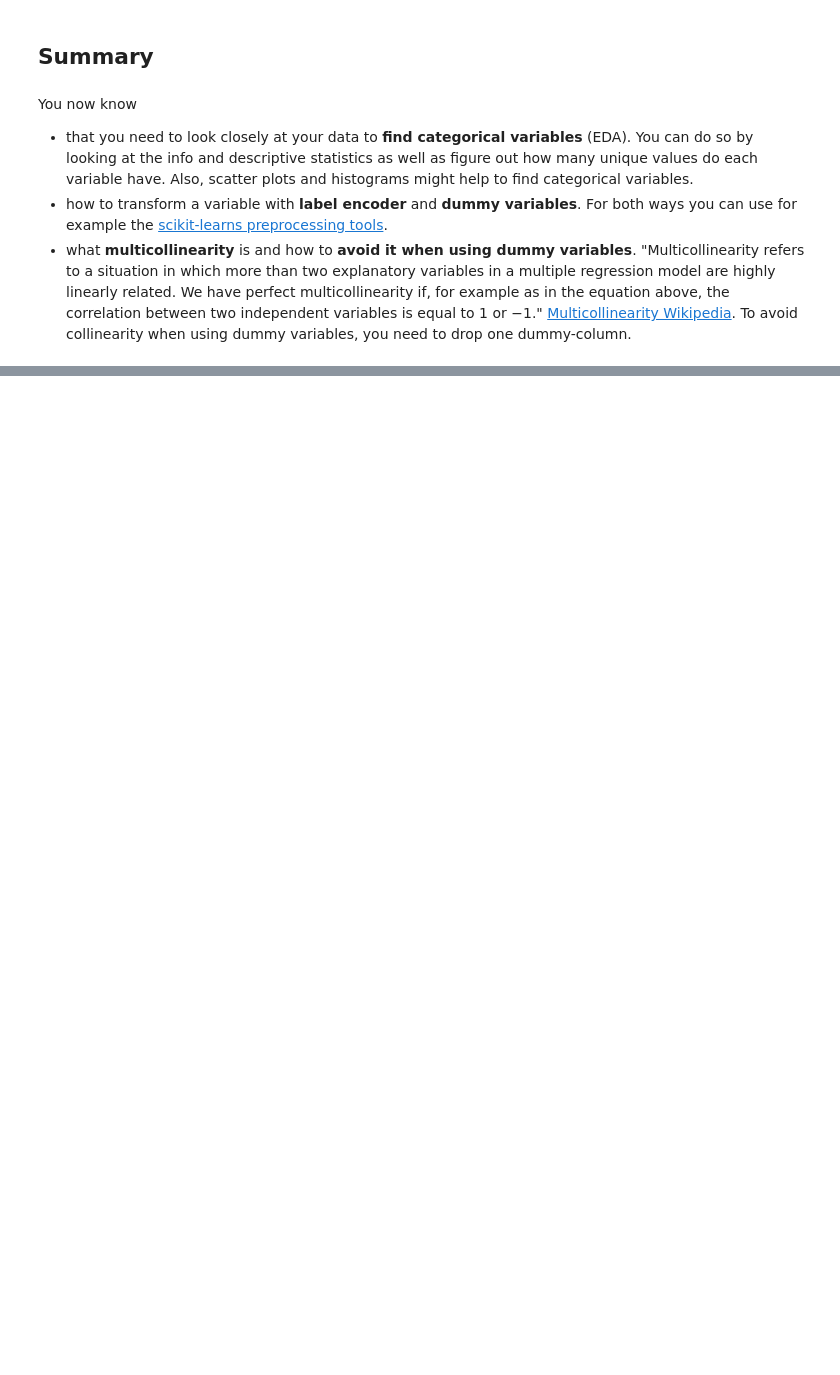
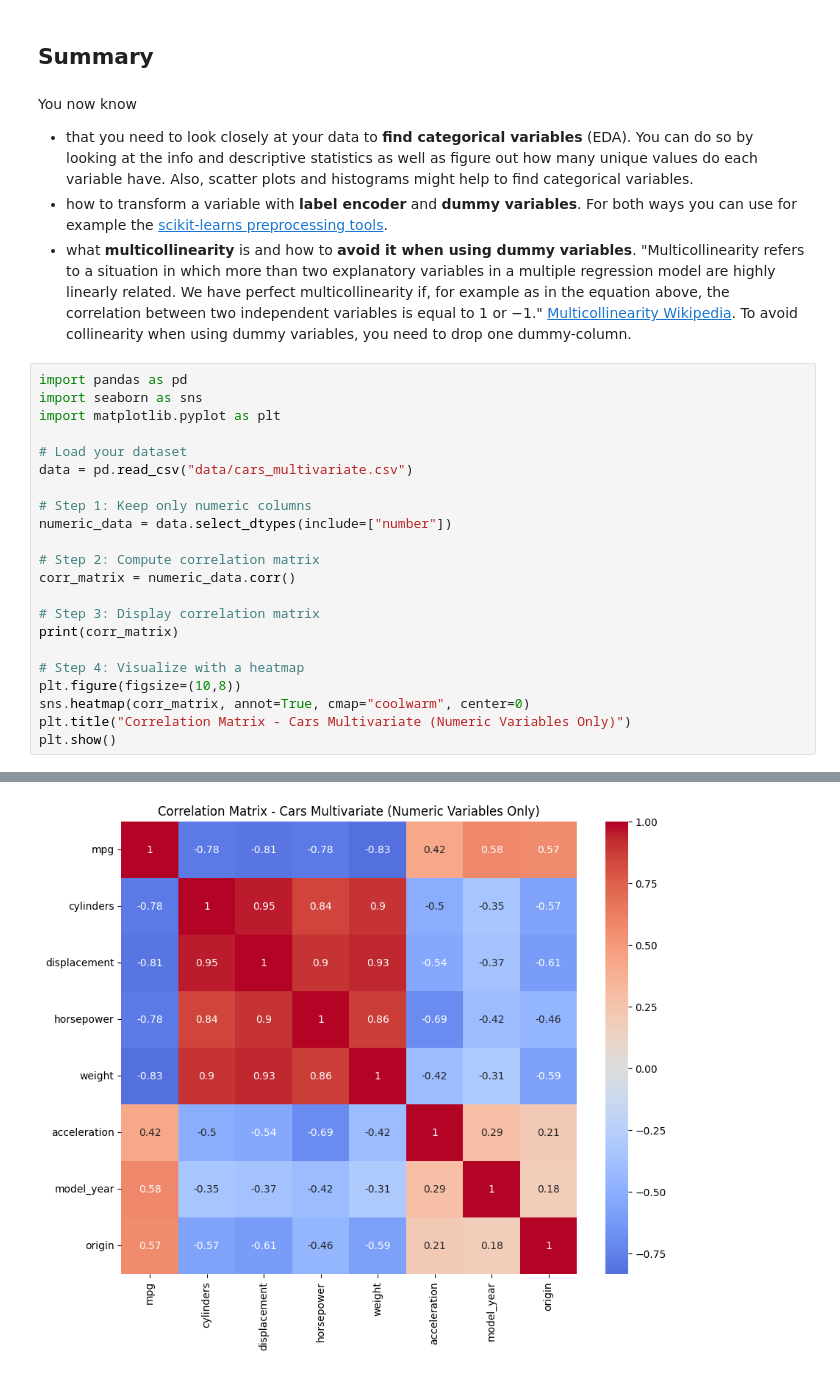
Before and after one commit to nilslengelsen117/ds-linear-regression, a Jupyter notebook: 6_Categorical_Variables.ipynb, the cells around one changed output, grey strips where cells are left out. Cells and saved outputs as stored; diff of their text form; blank space fills up the shorter version.

```diff
--- a/6_Categorical_Variables.ipynb
+++ b/6_Categorical_Variables.ipynb
@@ -198,3 +358,26 @@ You now know
 - how to transform a variable with **label encoder** and **dummy variables**. For both ways you can use for example the [scikit-learns preprocessing tools](https://scikit-learn.org/stable/modules/preprocessing.html#encoding-categorical-features).
 - what **multicollinearity** is and how to **avoid it when using dummy variables**.
 "Multicollinearity refers to a situation in which more than two explanatory variables in a multiple regression model are highly linearly related. We have perfect multicollinearity if, for example as in the equation above, the correlation between two independent variables is equal to 1 or −1." [Multicollinearity Wikipedia](https://en.wikipedia.org/wiki/Multicollinearity#:~:text=Multicollinearity%20refers%20to%20a%20situation,equal%20to%201%20or%20%E2%88%921.). To avoid collinearity when using dummy variables, you need to drop one dummy-column.
+# %%
+import pandas as pd
+import seaborn as sns
+import matplotlib.pyplot as plt
+
+# Load your dataset
+data = pd.read_csv("data/cars_multivariate.csv")
+
+# Step 1: Keep only numeric columns
+numeric_data = data.select_dtypes(include=["number"])
+
+# Step 2: Compute correlation matrix
+corr_matrix = numeric_data.corr()
+
+# Step 3: Display correlation matrix
+print(corr_matrix)
+
+# Step 4: Visualize with a heatmap
+plt.figure(figsize=(10,8))
+sns.heatmap(corr_matrix, annot=True, cmap="coolwarm", center=0)
+plt.title("Correlation Matrix - Cars Multivariate (Numeric Variables Only)")
+plt.show()
+# %% [output]
@@ -200,0 +403 @@ You now know
+[figure, added]
```
Also changed, not shown: parts of 25 cells of this notebook.
